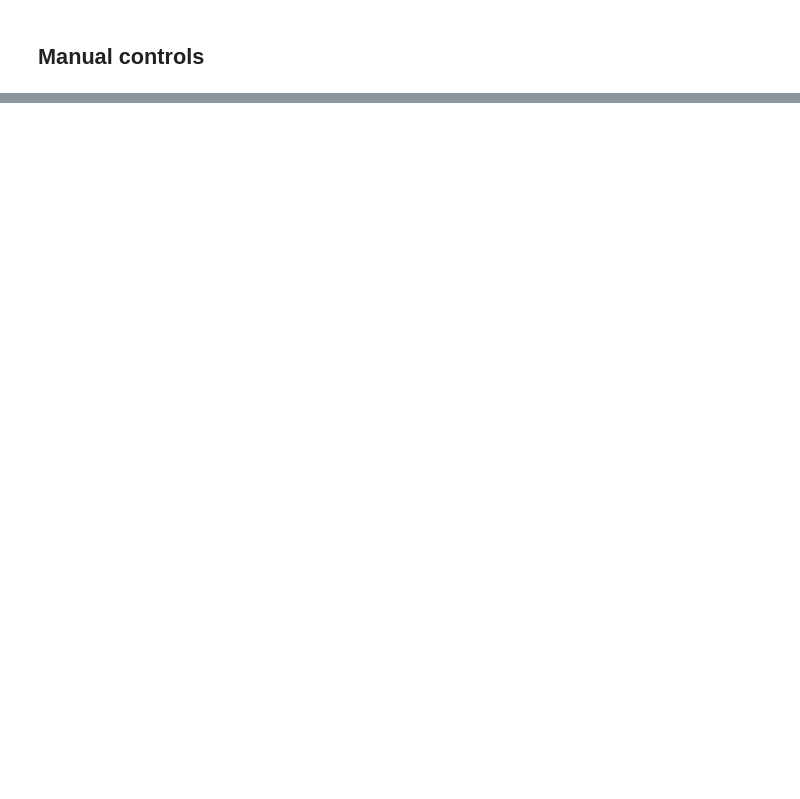
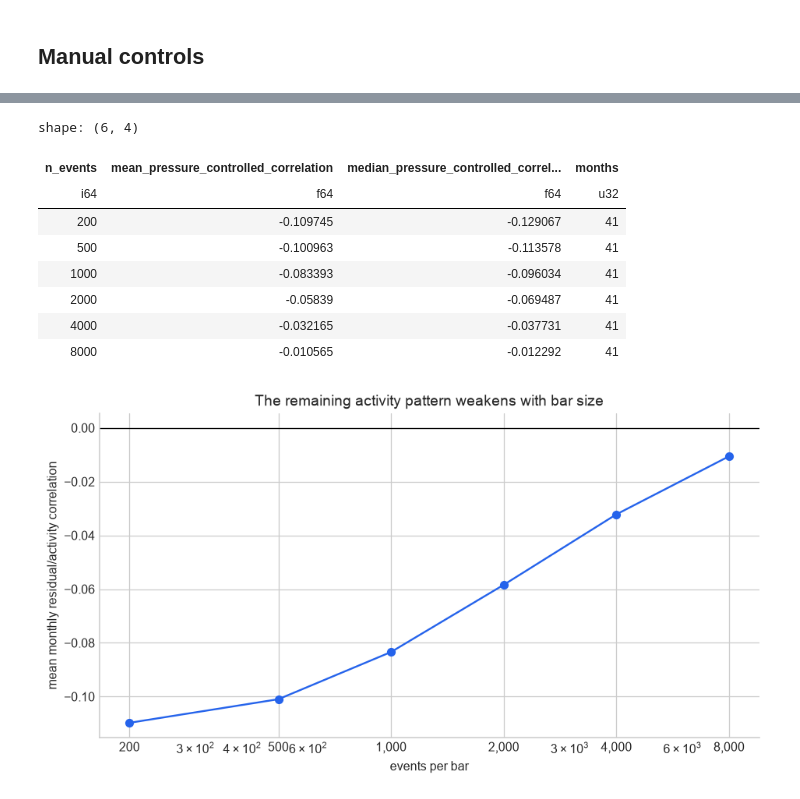
Before and after one commit to pdmillington/market-impact-research, a Jupyter notebook: alpha-search/notebooks/PBScaleFreeImpactWorkbench.ipynb, the cells around one changed output, grey strips where cells are left out. Saved outputs shown, nothing was run; the diff lists cells and outputs as text; code cells hidden in the pictures; blank space fills up the shorter version.

```diff
--- a/alpha-search/notebooks/PBScaleFreeImpactWorkbench.ipynb
+++ b/alpha-search/notebooks/PBScaleFreeImpactWorkbench.ipynb
@@ -1730,0 +368,38 @@ The next checks should remain incremental:
+# %%
+activity_view = monthly_activity.filter(
+    (pl.col('sample') == SAMPLE) &
+    (pl.col('side') == 'all')
+)
+activity_summary = activity_view.group_by('n_events').agg(
+    pl.col('pressure_controlled_scaled_correlation').mean()
+    .alias('mean_pressure_controlled_correlation'),
+    pl.col('pressure_controlled_scaled_correlation').median()
+    .alias('median_pressure_controlled_correlation'),
+    pl.len().alias('months'),
+).sort('n_events')
+display(activity_summary)
+
+fig, ax = plt.subplots(figsize=(9.5, 4.7))
+ax.plot(
+    activity_summary['n_events'],
+    activity_summary['mean_pressure_controlled_correlation'],
+    'o-', color='#2563eb'
+)
+ax.axhline(0, color='black', lw=.8)
+ax.set_xscale('log')
+ax.set_xticks(DISPLAY_SCALES, [f'{n:,}' for n in DISPLAY_SCALES])
+ax.set_xlabel('events per bar')
+ax.set_ylabel('mean monthly residual/activity correlation')
+ax.set_title('The remaining activity pattern weakens with bar size')
+plt.show()
+# %% [output]
+shape: (6, 4)
+| n_events | mean_pressure_controlled_correlation | median_pressure_controlled_correl... | months |
+| i64 | f64 | f64 | u32 |
+| 200 | -0.109745 | -0.129067 | 41 |
+| 500 | -0.100963 | -0.113578 | 41 |
+| 1000 | -0.083393 | -0.096034 | 41 |
+| 2000 | -0.05839 | -0.069487 | 41 |
+| 4000 | -0.032165 | -0.037731 | 41 |
+| 8000 | -0.010565 | -0.012292 | 41 |
+[figure, added]
```
Also changed, not shown: parts of 72 cells of this notebook, 3 other files.
